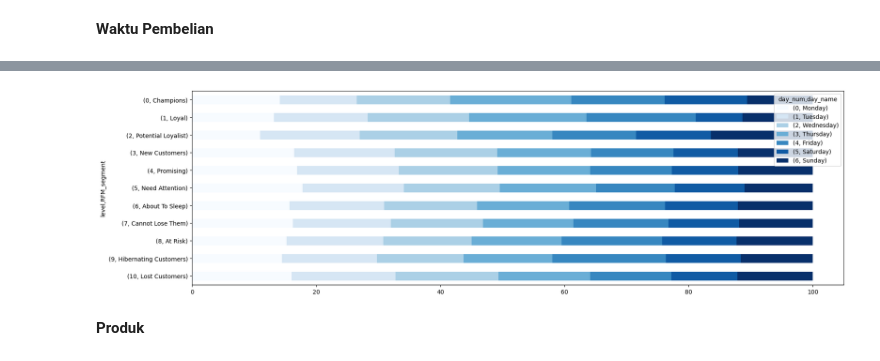
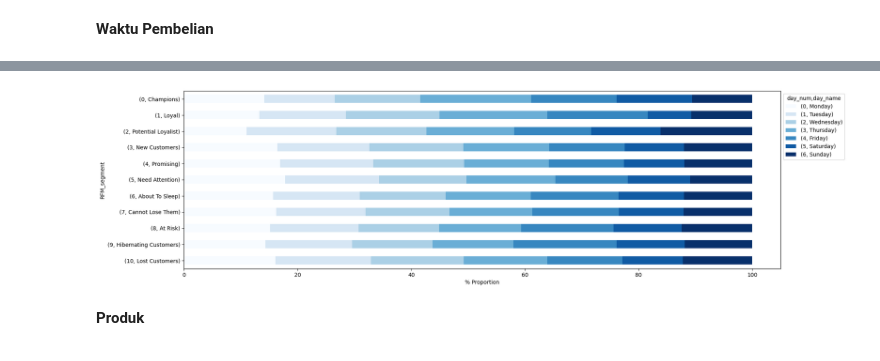
Before and after one commit to aridiawan/ecommerce-analysis, a Jupyter notebook: notebooks/4.0.1-data-analysis-cluster.ipynb, the cells around one changed output, grey strips where cells are left out. Saved outputs shown, nothing was run; the diff lists cells and outputs as text; code cells hidden in the pictures.

```diff
--- a/notebooks/4.0.1-data-analysis-cluster.ipynb
+++ b/notebooks/4.0.1-data-analysis-cluster.ipynb
@@ -83,14 +140,17 @@ daypiv
 # %%
 # setting the dimensions of the plot
 fig, ax = plt.subplots(figsize=(20, 6))
 
 # drawing the plot
 daypiv.plot(kind='barh',stacked=True, colormap='Blues',rot=90, ax=ax)
 
 ax.tick_params(axis='y', rotation=0)
+sns.move_legend(ax, "upper left", bbox_to_anchor=(1, 1))
+ax.set(xlabel='% Proportion', ylabel='RFM_segment')
+
 plt.show()
 # %% [output]
-[figure, old version]
+[figure, new version]
 # %% [markdown]
 **Produk**
 # %%
```
Also changed, not shown: parts of 9 cells of this notebook.
